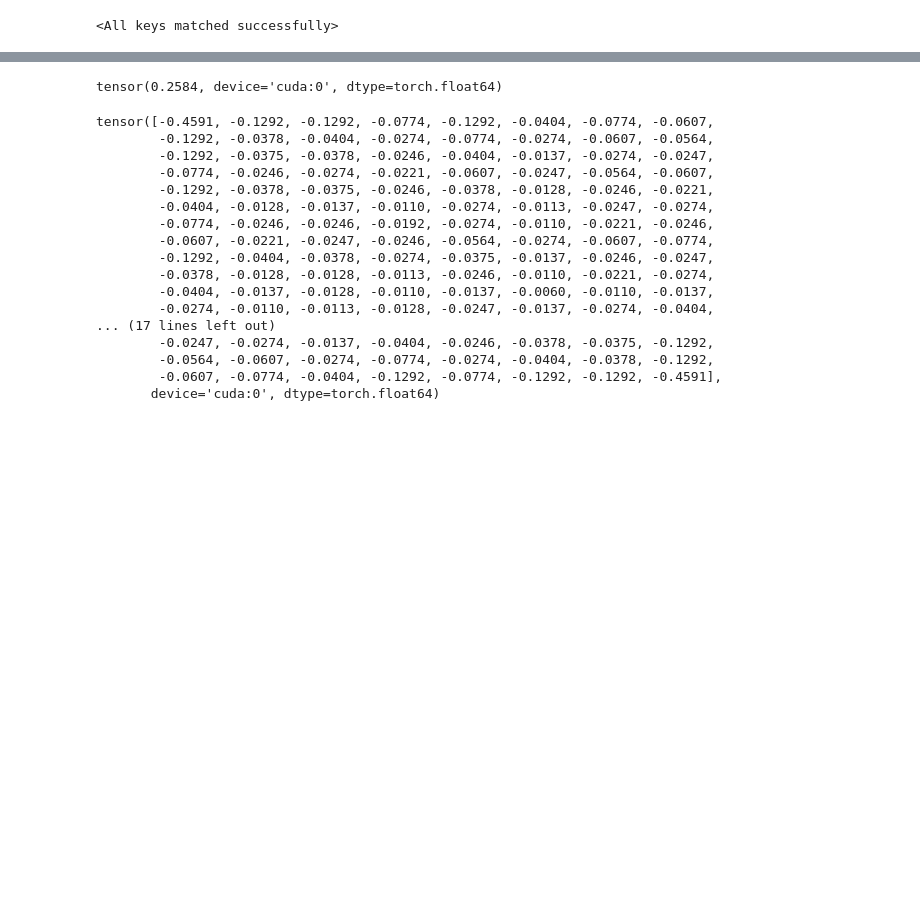
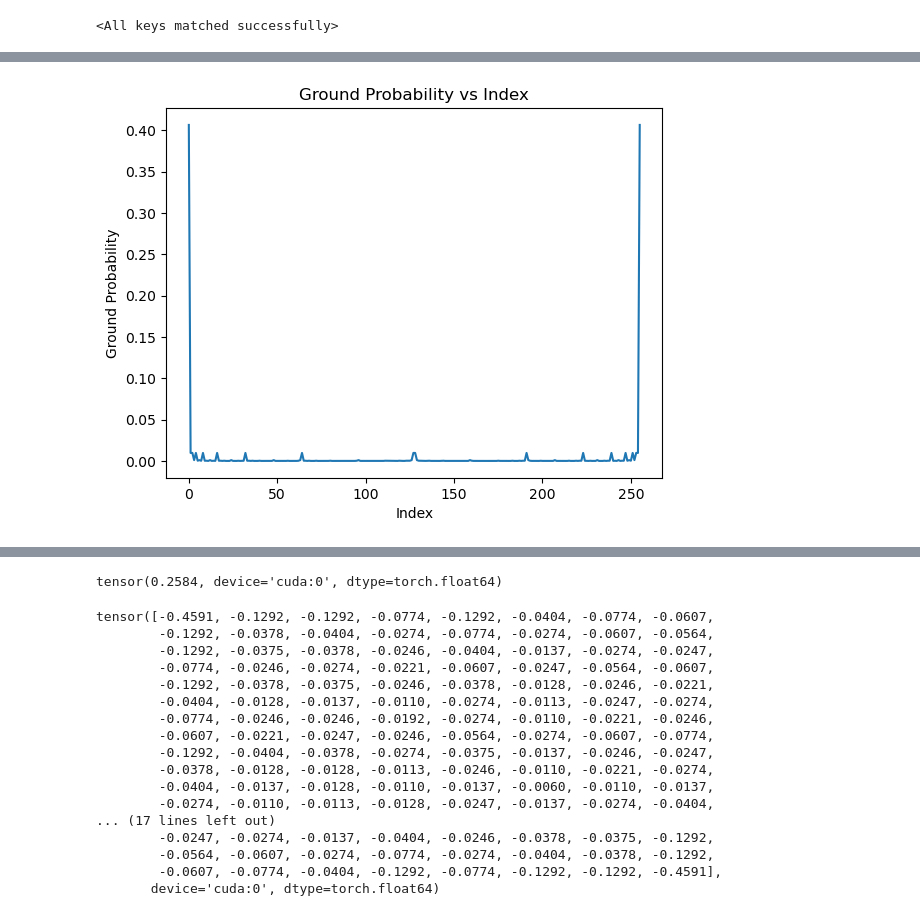
Before and after one commit to spagdoon0411/transformer_quantum_state, a Jupyter notebook: experimentation/phase_investigation.ipynb, the cells around one changed output, grey strips where cells are left out. Saved outputs shown, nothing was run; the diff lists cells and outputs as text; code cells hidden in the pictures; blank space fills up the shorter version.

```diff
--- a/experimentation/phase_investigation.ipynb
+++ b/experimentation/phase_investigation.ipynb
@@ -111 +273,12 @@ tensor([-0.0027,  0.0232,  0.0545,  ...,  0.1153, -0.0271, -0.0062],
+# %%
+import matplotlib.pyplot as plt
+
+index = torch.arange(len(ground_prob)).cpu()
+plt.plot(index, ground_prob.cpu().numpy())
+plt.xlabel('Index')
+plt.ylabel('Ground Probability')
+plt.title('Ground Probability vs Index')
+plt.show()
+# %% [output]
+[figure, added]
 # %%
```
Also changed, not shown: parts of 28 cells of this notebook.
